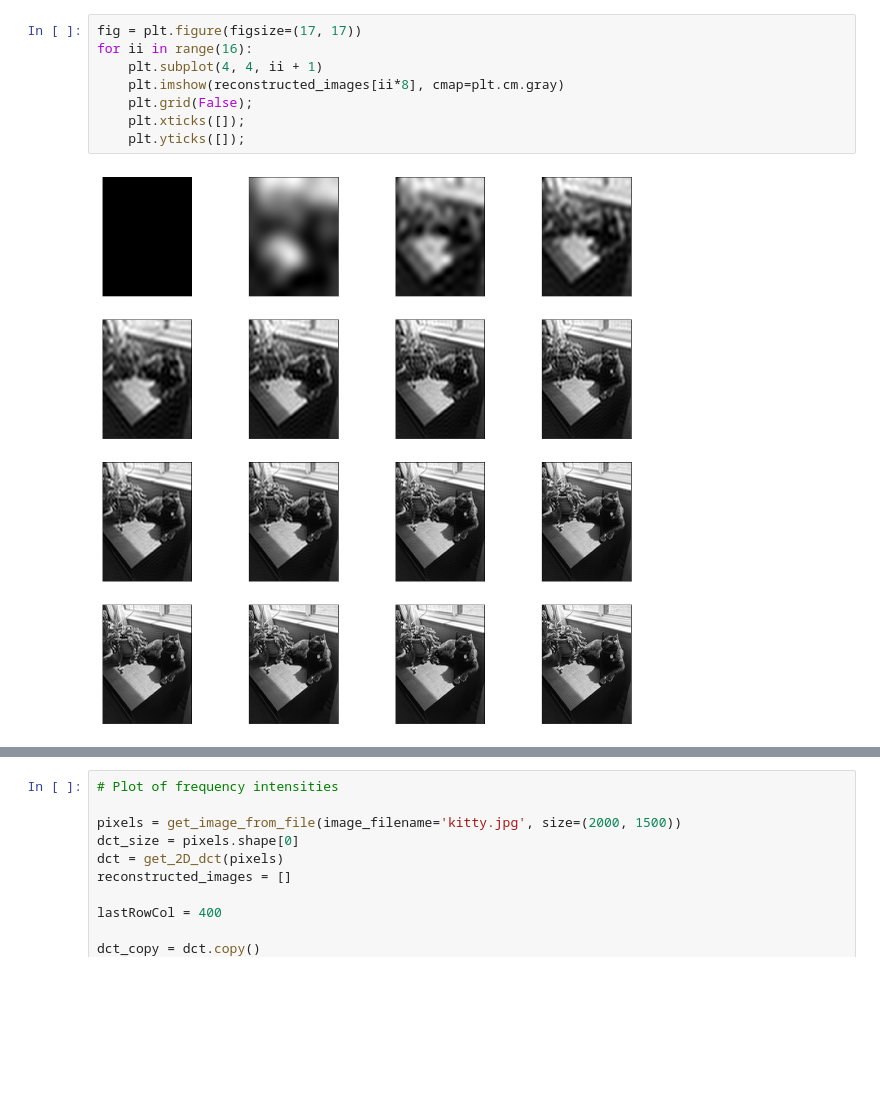
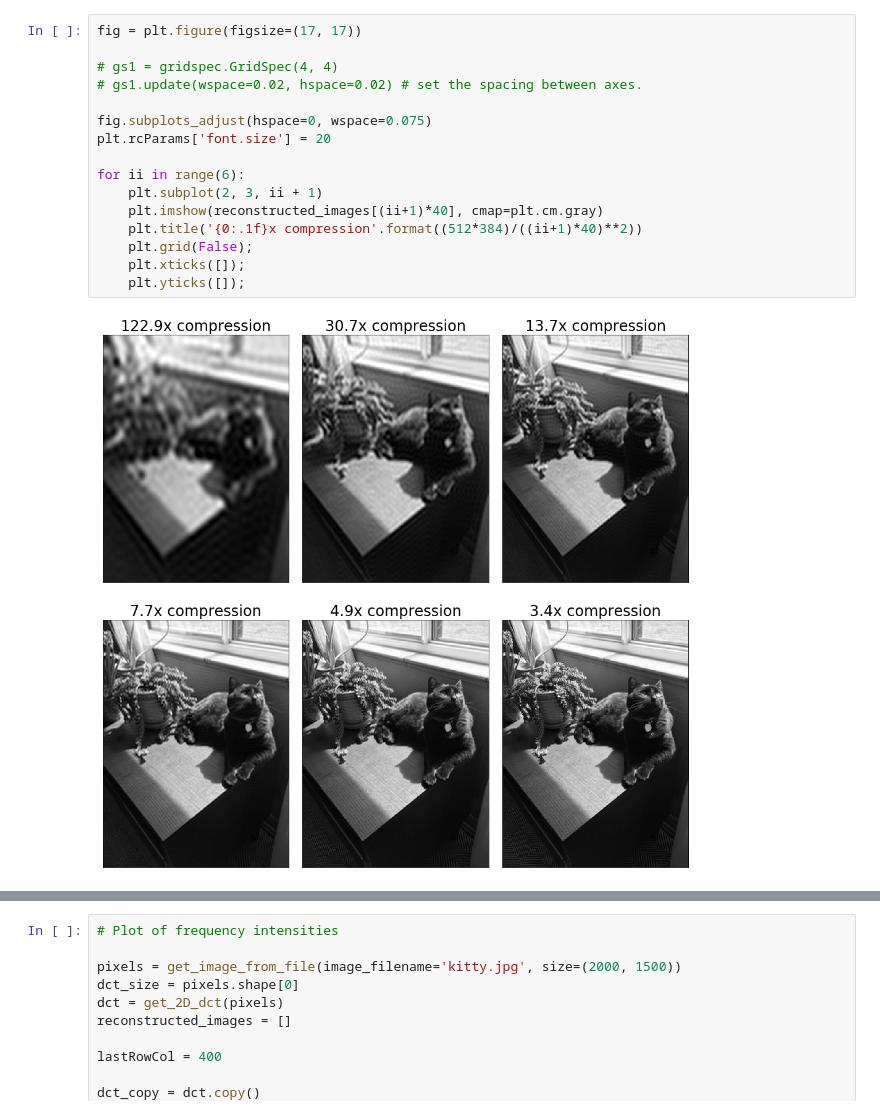
Before and after one commit to bradleypmartin/LinearAlgebraGeekout190405, a Jupyter notebook: 2D Image compression.ipynb, the cells around one changed output, grey strips where cells are left out. Cells and saved outputs as stored; diff of their text form; blank space fills up the shorter version.

Commit message:
almost through 2D image compression example

```diff
--- a/2D Image compression.ipynb
+++ b/2D Image compression.ipynb
@@ -54,11 +75,19 @@ for ii in range(dct_size):
 # %%
 fig = plt.figure(figsize=(17, 17))
-for ii in range(16):
-    plt.subplot(4, 4, ii + 1)
-    plt.imshow(reconstructed_images[ii*8], cmap=plt.cm.gray)
+
+# gs1 = gridspec.GridSpec(4, 4)
+# gs1.update(wspace=0.02, hspace=0.02) # set the spacing between axes.
+
+fig.subplots_adjust(hspace=0, wspace=0.075)
+plt.rcParams['font.size'] = 20
+
+for ii in range(6):
+    plt.subplot(2, 3, ii + 1)
+    plt.imshow(reconstructed_images[(ii+1)*40], cmap=plt.cm.gray)
+    plt.title('{0:.1f}x compression'.format((512*384)/((ii+1)*40)**2))
     plt.grid(False);
     plt.xticks([]);
     plt.yticks([]);
 # %% [output]
-[figure, old version]
+[figure, new version]
 # %%
```
Also changed, not shown: parts of 10 cells of this notebook, 1 other file.
